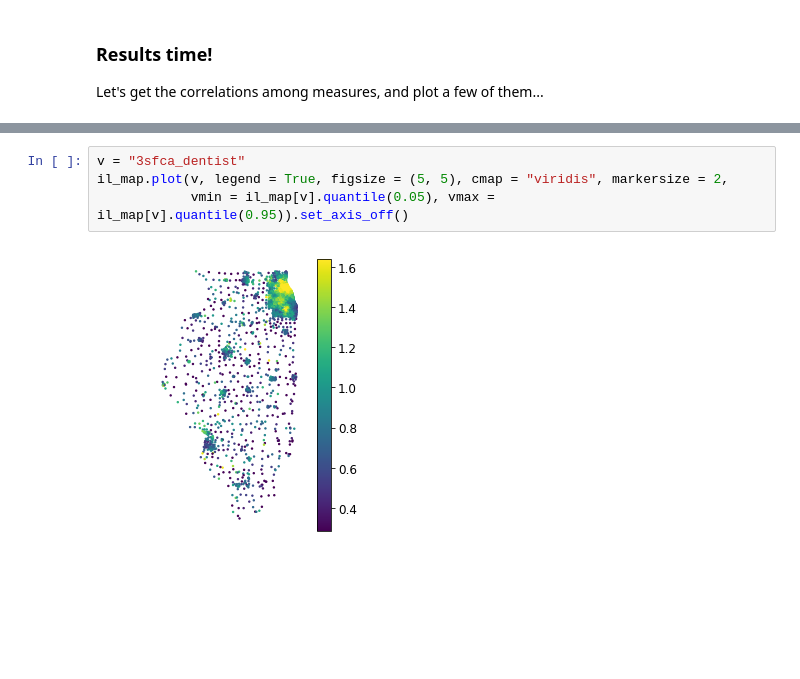
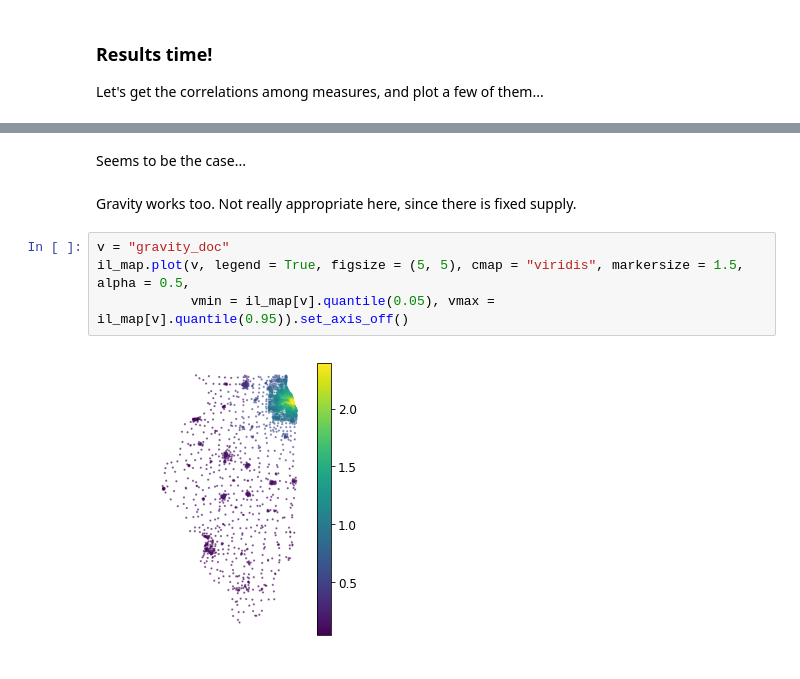
Before and after one commit to pysal/access, a Jupyter notebook: notebooks/examples.ipynb, the cells around one changed output, grey strips where cells are left out. Drawn from its saved outputs; the diff is of its cells as text; blank space fills up the shorter version.

```diff
--- a/notebooks/examples.ipynb
+++ b/notebooks/examples.ipynb
@@ -122,6 +190,10 @@ ax.set_axis_off()
+# %% [markdown]
+Seems to be the case...
+# %% [markdown]
+Gravity works too.  Not really appropriate here, since there is fixed supply.
 # %%
-v = "3sfca_dentist"
-il_map.plot(v, legend = True, figsize = (5, 5), cmap = "viridis", markersize = 2,
+v = "gravity_doc"
+il_map.plot(v, legend = True, figsize = (5, 5), cmap = "viridis", markersize = 1.5, alpha = 0.5,
             vmin = il_map[v].quantile(0.05), vmax = il_map[v].quantile(0.95)).set_axis_off()
 # %% [output]
-[figure, old version]
+[figure, new version]
```
Also changed, not shown: parts of 16 cells of this notebook, 7 other files.
